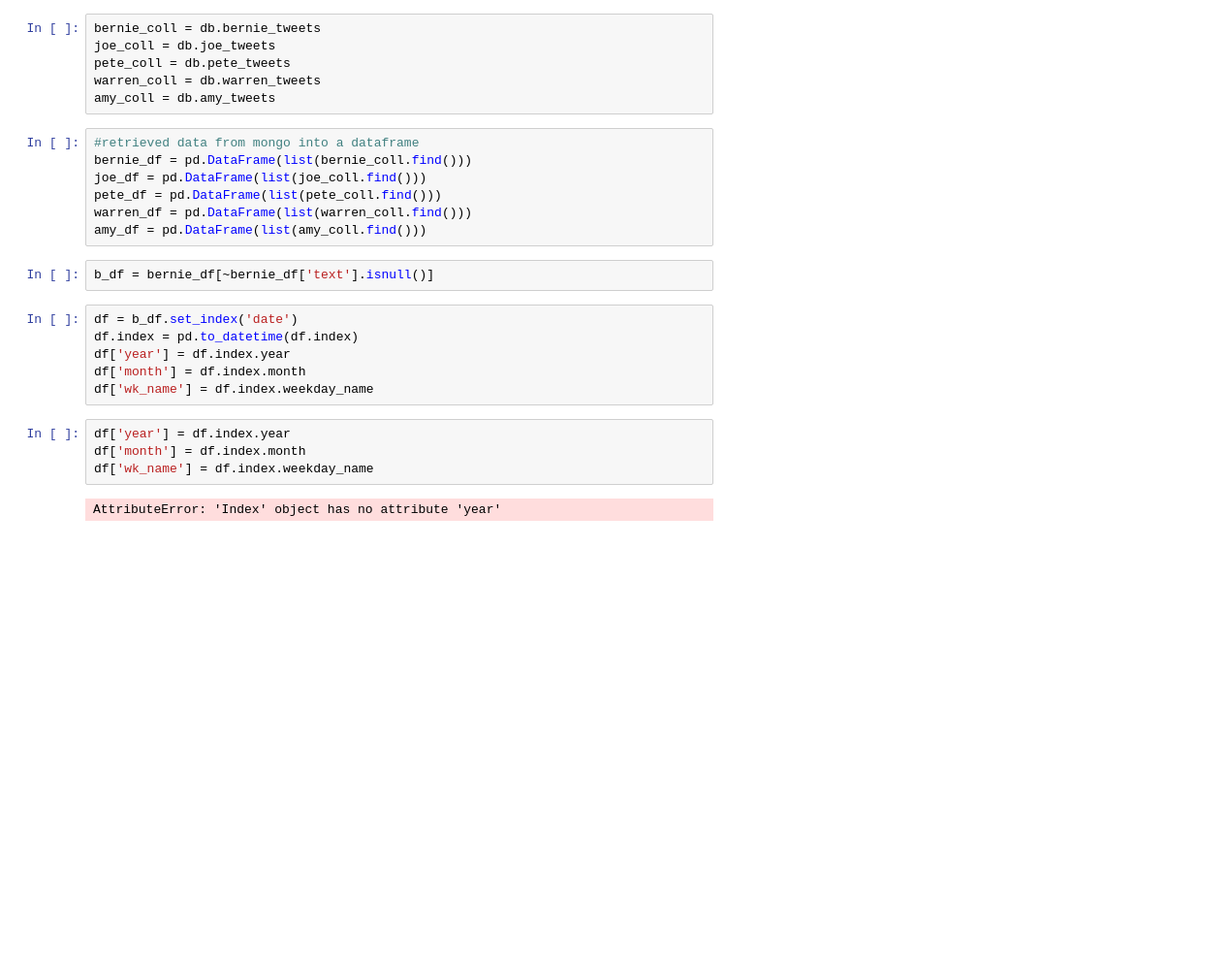
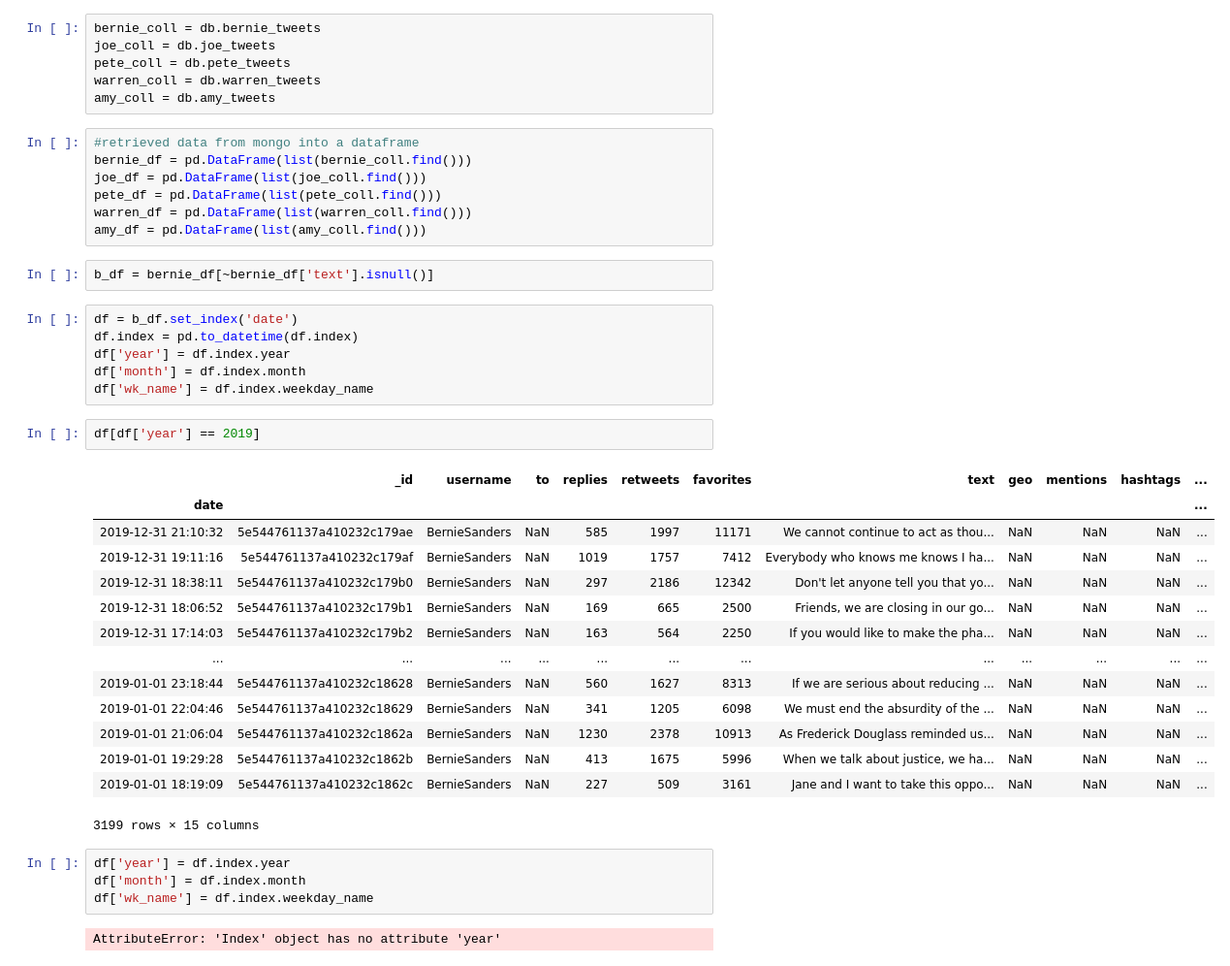
Before and after one commit to nomadtomas/sentweetment_analysizer, a Jupyter notebook: dnc_race.ipynb, the cells around one changed output. Shown at 97% size. Saved outputs shown, nothing was run; the diff lists cells and outputs as text; blank space fills up the shorter version.

```diff
--- a/dnc_race.ipynb
+++ b/dnc_race.ipynb
@@ -40,6 +40,23 @@ df.index = pd.to_datetime(df.index)
 df['year'] = df.index.year
 df['month'] = df.index.month
 df['wk_name'] = df.index.weekday_name
+# %%
+df[df['year'] == 2019]
+# %% [output]
+|  | _id | username | to | replies | retweets | favorites | text | geo | mentions | hashtags | ... |
+| date |  |  |  |  |  |  |  |  |  |  | ... |
+| 2019-12-31 21:10:32 | 5e544761137a410232c179ae | BernieSanders | NaN | 585 | 1997 | 11171 | We cannot continue to act as thou... | NaN | NaN | NaN | ... |
+| 2019-12-31 19:11:16 | 5e544761137a410232c179af | BernieSanders | NaN | 1019 | 1757 | 7412 | Everybody who knows me knows I ha... | NaN | NaN | NaN | ... |
+| 2019-12-31 18:38:11 | 5e544761137a410232c179b0 | BernieSanders | NaN | 297 | 2186 | 12342 | Don't let anyone tell you that yo... | NaN | NaN | NaN | ... |
+| 2019-12-31 18:06:52 | 5e544761137a410232c179b1 | BernieSanders | NaN | 169 | 665 | 2500 | Friends, we are closing in our go... | NaN | NaN | NaN | ... |
+| 2019-12-31 17:14:03 | 5e544761137a410232c179b2 | BernieSanders | NaN | 163 | 564 | 2250 | If you would like to make the pha... | NaN | NaN | NaN | ... |
+| ... | ... | ... | ... | ... | ... | ... | ... | ... | ... | ... | ... |
+| 2019-01-01 23:18:44 | 5e544761137a410232c18628 | BernieSanders | NaN | 560 | 1627 | 8313 | If we are serious about reducing ... | NaN | NaN | NaN | ... |
+| 2019-01-01 22:04:46 | 5e544761137a410232c18629 | BernieSanders | NaN | 341 | 1205 | 6098 | We must end the absurdity of the ... | NaN | NaN | NaN | ... |
+| 2019-01-01 21:06:04 | 5e544761137a410232c1862a | BernieSanders | NaN | 1230 | 2378 | 10913 | As Frederick Douglass reminded us... | NaN | NaN | NaN | ... |
+| 2019-01-01 19:29:28 | 5e544761137a410232c1862b | BernieSanders | NaN | 413 | 1675 | 5996 | When we talk about justice, we ha... | NaN | NaN | NaN | ... |
+| 2019-01-01 18:19:09 | 5e544761137a410232c1862c | BernieSanders | NaN | 227 | 509 | 3161 | Jane and I want to take this oppo... | NaN | NaN | NaN | ... |
+3199 rows × 15 columns
 # %%
 df['year'] = df.index.year
 df['month'] = df.index.month
```
Also changed, not shown: parts of 15 cells of this notebook.
